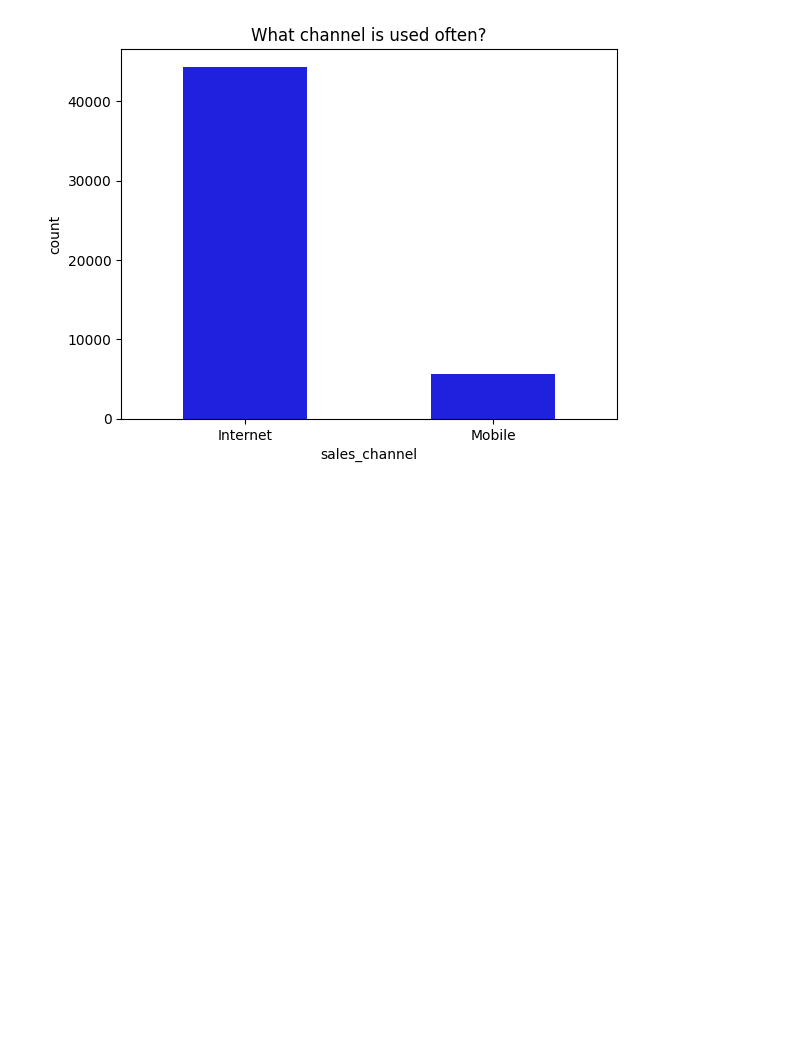
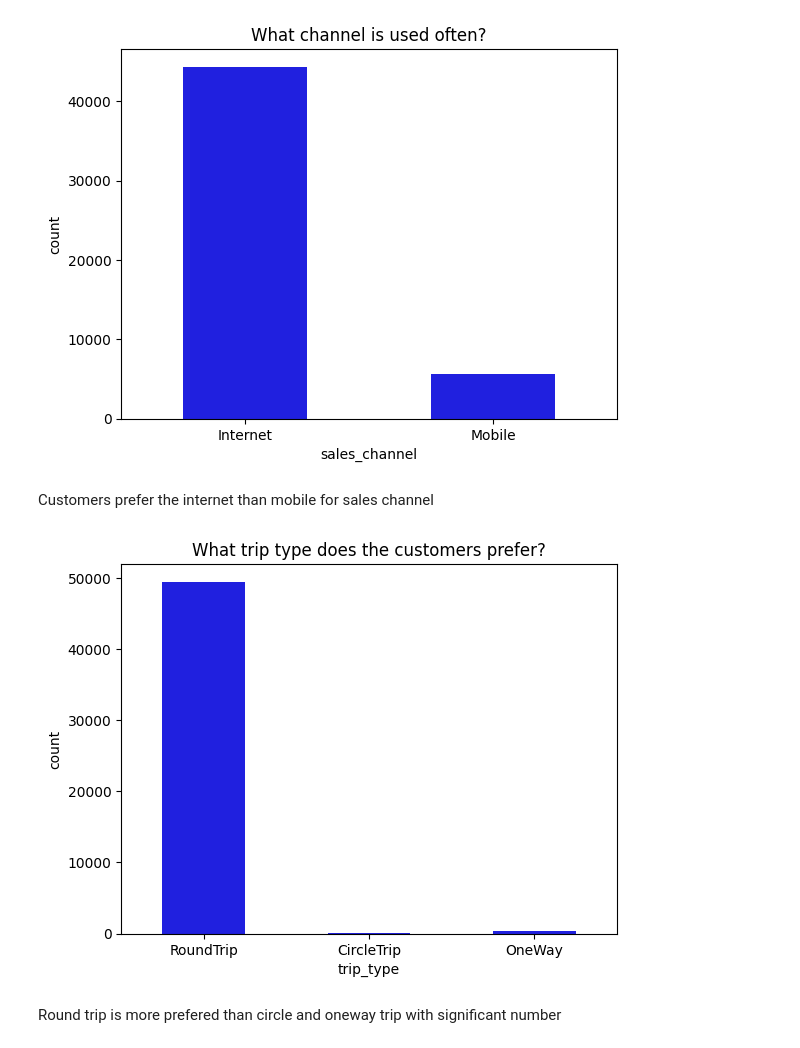
Before and after one commit to julam9/British-Airways-Modelling-Task, a Jupyter notebook: modelling_booking.ipynb, the cells around one changed output. Drawn from its saved outputs; the diff is of its cells as text; code cells hidden in the pictures; blank space fills up the shorter version.

```diff
--- a/modelling_booking.ipynb
+++ b/modelling_booking.ipynb
@@ -118,3 +121,11 @@ sns.boxplot(data=df, x="num_passengers").set(title="Distribution of Passengers")
 sns.countplot(data=df, x="sales_channel", color="blue", width=0.5).set(title="What channel is used often?");
 # %% [output]
 [figure]
+# %% [markdown]
+Customers prefer the internet than mobile for sales channel
+# %%
+sns.countplot(data=df, x="trip_type", color="blue", width=0.5).set(title="What trip type does the customers prefer?");
+# %% [output]
+[figure, added]
+# %% [markdown]
+Round trip is more prefered than circle and oneway trip with significant number
```
Also changed, not shown: parts of 1 cell of this notebook.
